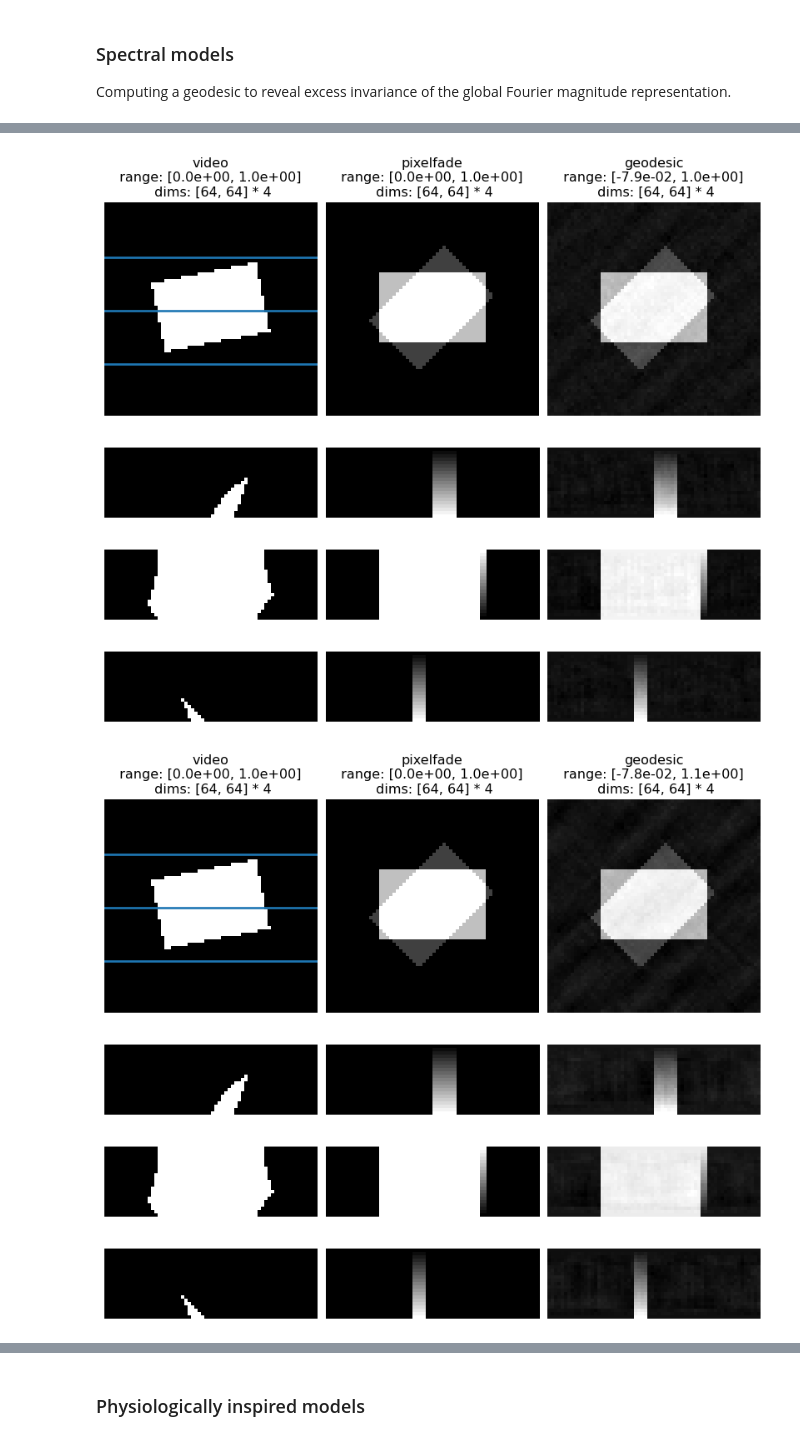
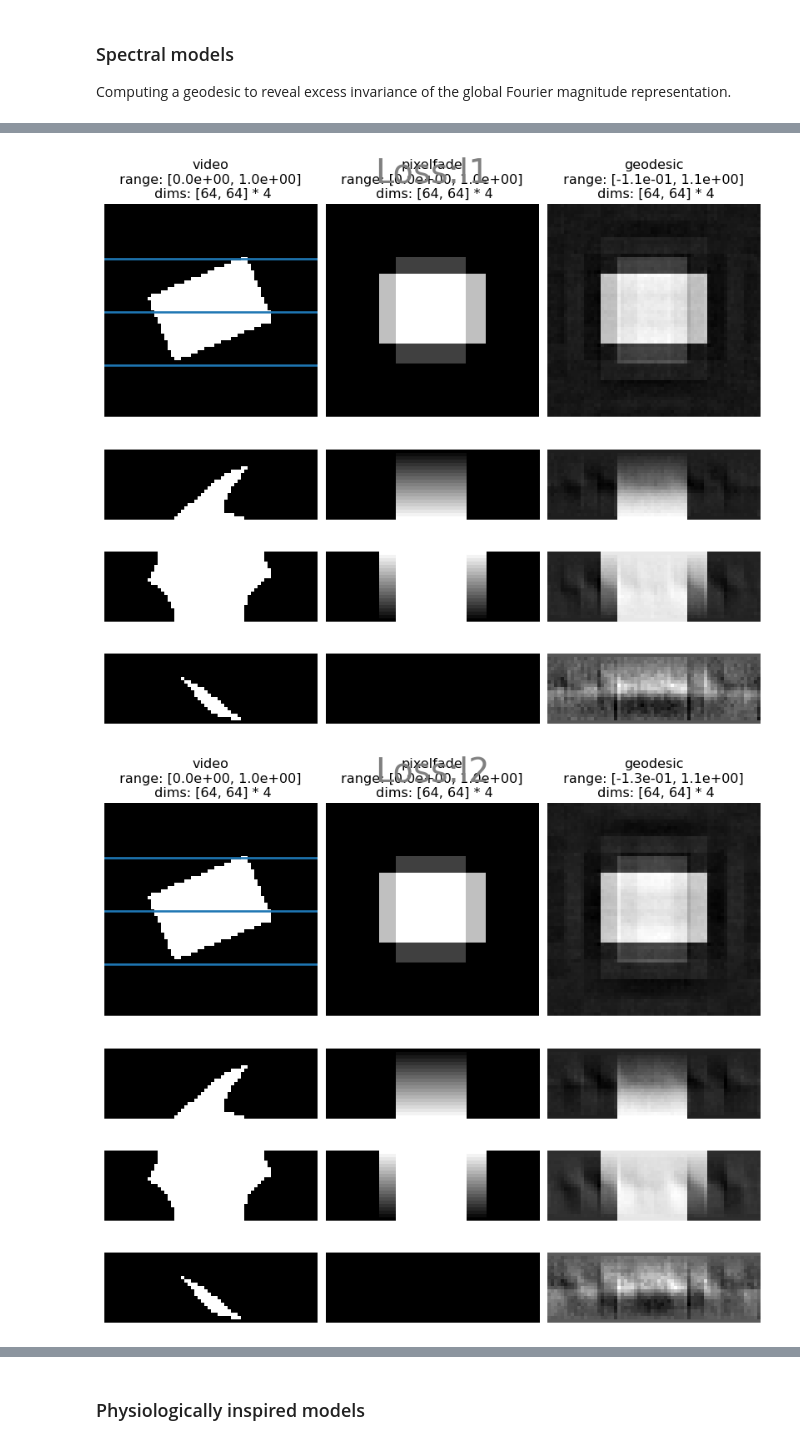
Before and after one commit to hmd101/plenoptic, a Jupyter notebook: examples/05_02_Geodesics_toy_problem.ipynb, the cells around one changed output, grey strips where cells are left out. Saved outputs shown, nothing was run; the diff lists cells and outputs as text; code cells hidden in the pictures.

```diff
--- a/examples/05_02_Geodesics_toy_problem.ipynb
+++ b/examples/05_02_Geodesics_toy_problem.ipynb
@@ -60,7 +60,7 @@ width = 64
 rect_height = height // 3
 rect_width = width // 2
 num_steps = 20
-final_angle = 45
+final_angle = 90
 
 # Create the initial image tensor
 image_tensor = create_image_tensor(height, width, rect_height, rect_width)
@@ -157,13 +157,13 @@ class Fourier(nn.Module):
 model = Fourier('amp')
 # model = Fourier('polar') # note: need pytorch>=1.8 to take gradients through torch.angle
 # %%
-n_steps = len(video)-1
-loss_types = ['l1', 'l2']
-geodesics = {}
-optims = {}
+# n_steps = len(video)-1
+# loss_types = ['l1', 'l2']
+# geodesics = {}
+# optims = {}
 
 
-def synthesize_geodesics(n_steps, model, loss_types=['l1', 'l2'], geodesics={}, optims={}):
+def synthesize_geodesics(model,n_steps=20, loss_types=['l1', 'l2'], geodesics={}, optims={}):
     for loss_type in loss_types:
     # Generate the name for the Geodesic object based on the loss type
         geodesic_name = f'moog_{loss_type}'
@@ -179,3 +175,3 @@ geodesics
 # %%
-geodesics, optims = synthesize_geodesics(n_steps=n_steps,model=model)
+geodesics, optims = synthesize_geodesics(model=model)
 # %% [output]
@@ -288,47 +284,50 @@ plotEvolutionFromRepresentationLine()
 # %%
-def plotInvariances(geoedescs=geodesics, video=video):
+def plot_invariances(video, geodesics={}, loss_types=['l1', 'l2']  ):
     pixelfade = {}
     geodesic_np = {}
 
     print(f"Top: {loss_types[0]}\n Bottom: {loss_types[1]}" )
-    for loss_type in geodesics.keys():
+    for i, loss_type in enumerate(geodesics.keys()):
     # fill pixelfade and geodesic dictionaries
 
         pixelfade[loss_type] = to_numpy(geodesics[loss_type].pixelfade.squeeze())
         geodesic_np[loss_type] = to_numpy(geodesics[loss_type].geodesic.squeeze())
     #print(f"loss: " , loss_type)
         fig = pt.imshow([video[5], pixelfade[loss_type][5], geodesic_np[loss_type][5]],
           title=['video', 'pixelfade', 'geodesic'],
           col_wrap=3, zoom=4)
+        fig.subplots_adjust(top=1.8)
+        fig.suptitle('Loss:' + loss_types[i], fontsize=30, color='gray')
         size = geodesic_np[loss_type].shape[-1]
+
     # for image slices
         h, m, l = (size // 2 + size // 4, size // 2, size // 2 - size // 4)
 
 
     # Plot for different horizontal lines in new figures
         a = fig.get_axes()[0]
         for line in (h, m, l):
             a.axhline(line, lw=2)
 
 
 
         pt.imshow([video[:, l], pixelfade[loss_type][:, l], geodesic_np[loss_type][:, l]],
             title=None, col_wrap=3, zoom=4)
         pt.imshow([video[:, m], pixelfade[loss_type][:, m], geodesic_np[loss_type][:, m]],
             title=None, col_wrap=3, zoom=4)
         pt.imshow([video[:, h], pixelfade[loss_type][:, h], geodesic_np[loss_type][:, h]],
             title=None, col_wrap=3, zoom=4)
 
-plotInvariances()
+plot_invariances(geodesics=geodesics, video=video)
 # %% [output]
 Top: l1
  Bottom: l2
-[figure, old version]
+[figure, new version]
-[figure, old version]
+[figure, new version]
-[figure, old version]
+[figure, new version]
-[figure, old version]
+[figure, new version]
-[figure, old version]
+[figure, new version]
-[figure, old version]
+[figure, new version]
-[figure, old version]
+[figure, new version]
-[figure, old version]
+[figure, new version]
 # %%
```
Also changed, not shown: parts of 11 cells of this notebook.
